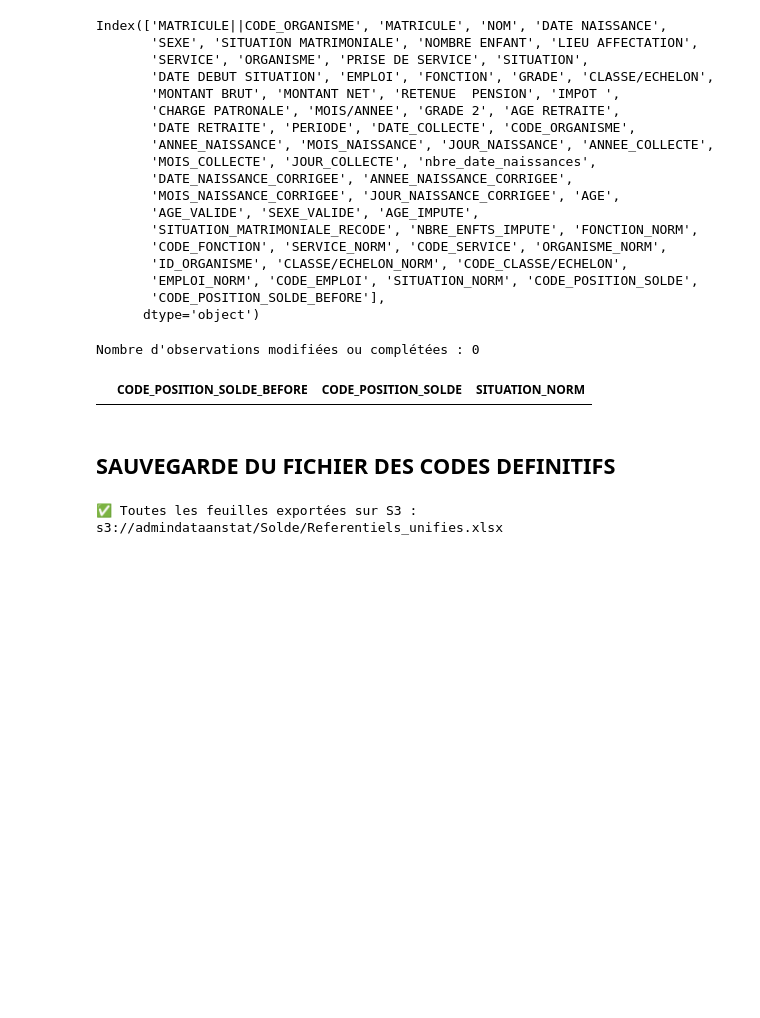
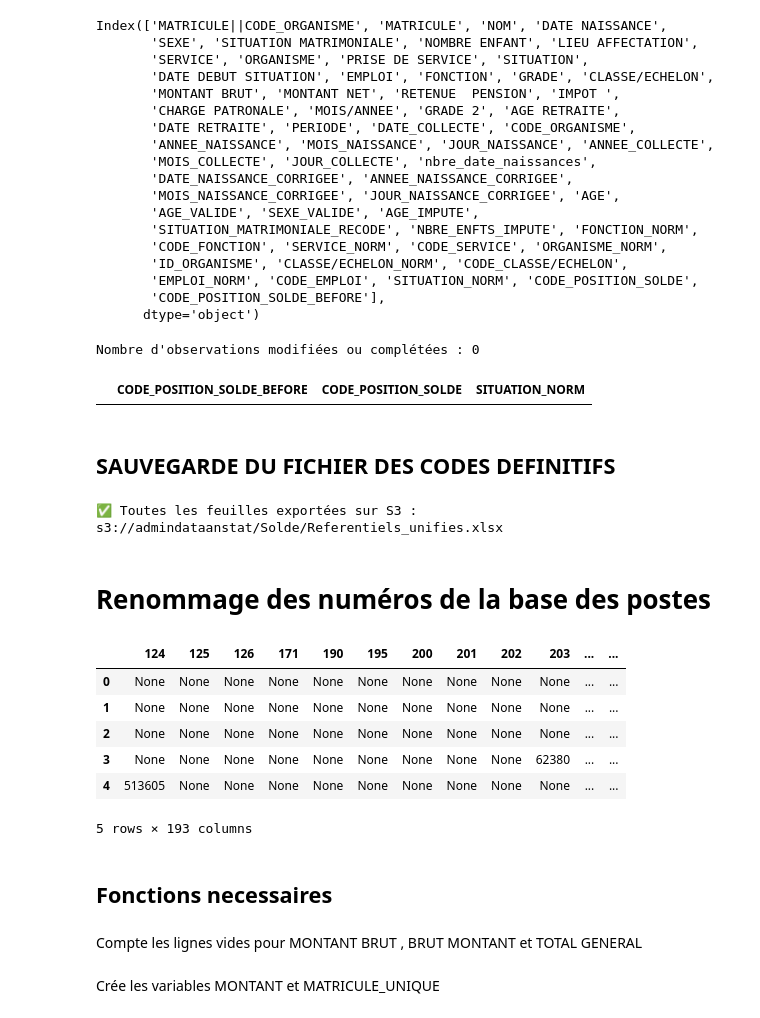
Before and after one commit to cae-ins/panel_admin_data, a Jupyter notebook: Jointure_Code_Solde.ipynb, the cells around one changed output. Cells and saved outputs as stored; diff of their text form; code cells hidden in the pictures; blank space fills up the shorter version.

```diff
--- a/Jointure_Code_Solde.ipynb
+++ b/Jointure_Code_Solde.ipynb
@@ -2193,3 +2193,44 @@ s3_client.put_object(Bucket=bucket_name, Key=object_key, Body=excel_buffer.getva
 print(f"✅ Toutes les feuilles exportées sur S3 : s3://{bucket_name}/{object_key}")
 # %% [output]
 ✅ Toutes les feuilles exportées sur S3 : s3://admindataanstat/Solde/Referentiels_unifies.xlsx
+# %% [markdown]
+# Renommage des numéros de la base des postes
+# %%
+# Paramètres
+import io
+import pandas as pd
+import boto3
+
+# Connexion S3
+s3_client = boto3.client(
+ "s3",
+ endpoint_url="http://minio.mon-namespace.svc.cluster.local:80", # service interne K8s
+ aws_access_key_id="wer1Or8j7hXa3QGk2M3M",
+ aws_secret_access_key="YtbyBd3Y0bEYeDy8aeX3lAf4JIUlKYlxY8lNVTVt",
+ verify=False # à désactiver si SSL auto-signé ; sinon mettre True avec certificat valide
+)
+
+# Paramètres
+bucket_name = "admindataanstat"
+object_key = "Solde/FUSION/fusion_2015_2020_feuille2.parquet"
+
+# Télécharger l'objet depuis S3
+obj = s3_client.get_object(Bucket=bucket_name, Key=object_key)
+
+# Charger dans un DataFrame depuis le fichier Parquet
+panel_solde_df_2 = pd.read_parquet(io.BytesIO(obj['Body'].read()))
+
+# Afficher un aperçu
+panel_solde_df_2.head()
+# %% [output]
+|  | 124 | 125 | 126 | 171 | 190 | 195 | 200 | 201 | 202 | 203 | ... | ... |
+| 0 | None | None | None | None | None | None | None | None | None | None | ... | ... |
+| 1 | None | None | None | None | None | None | None | None | None | None | ... | ... |
+| 2 | None | None | None | None | None | None | None | None | None | None | ... | ... |
+| 3 | None | None | None | None | None | None | None | None | None | 62380 | ... | ... |
+| 4 | 513605 | None | None | None | None | None | None | None | None | None | ... | ... |
+5 rows × 193 columns
+# %% [markdown]
+## Fonctions necessaires
+# %% [markdown]
+Compte les lignes vides pour MONTANT BRUT , BRUT MONTANT et TOTAL GENERAL
@@ -2195,0 +2338,2 @@ print(f"✅ Toutes les feuilles exportées sur S3 : s3://{bucket_name}/{object_k
+# %% [markdown]
+Crée  les variables MONTANT et MATRICULE_UNIQUE
```
Also changed, not shown: parts of 33 cells of this notebook.
